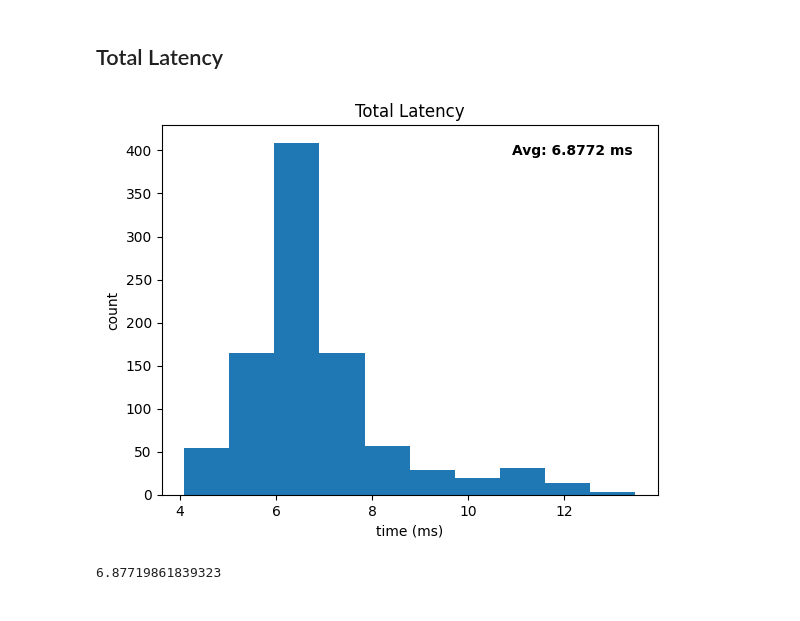
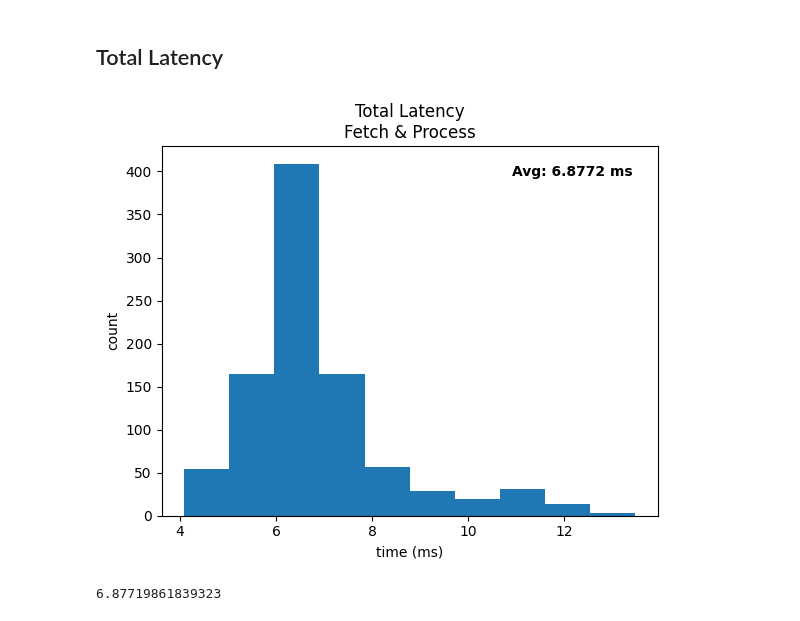
Before and after one commit to hantman-lab/realSpike, a Jupyter notebook: notebooks/latency_acquire.ipynb, the cells around one changed output. Cells and saved outputs as stored; diff of their text form; code cells hidden in the pictures.

```diff
--- a/notebooks/latency_acquire.ipynb
+++ b/notebooks/latency_acquire.ipynb
@@ -72,19 +72,19 @@ total_latency = [x + y for x, y in zip(gen_y, proc_y)]
 # %%
 plt.hist(total_latency)
 plt.ylabel("count")
 plt.xlabel("time (ms)")
-plt.title("Total Latency")
+plt.title("Total Latency\nFetch & Process")
 
 avg_latency = round(sum(total_latency) / len(total_latency), 4)
 ax = plt.gca()
 plt.text(0.95, 0.95, f'Avg: {avg_latency} ms',
          transform=ax.transAxes,
          ha='right', va='top',
          fontsize=10, fontweight='bold')
 
 plt.show()
 # %% [output]
-[figure, old version]
+[figure, new version]
 # %%
 sum(total_latency) / len(total_latency)
 # %% [output]
```
Also changed, not shown: parts of 1 cell of this notebook, 4 other files.
